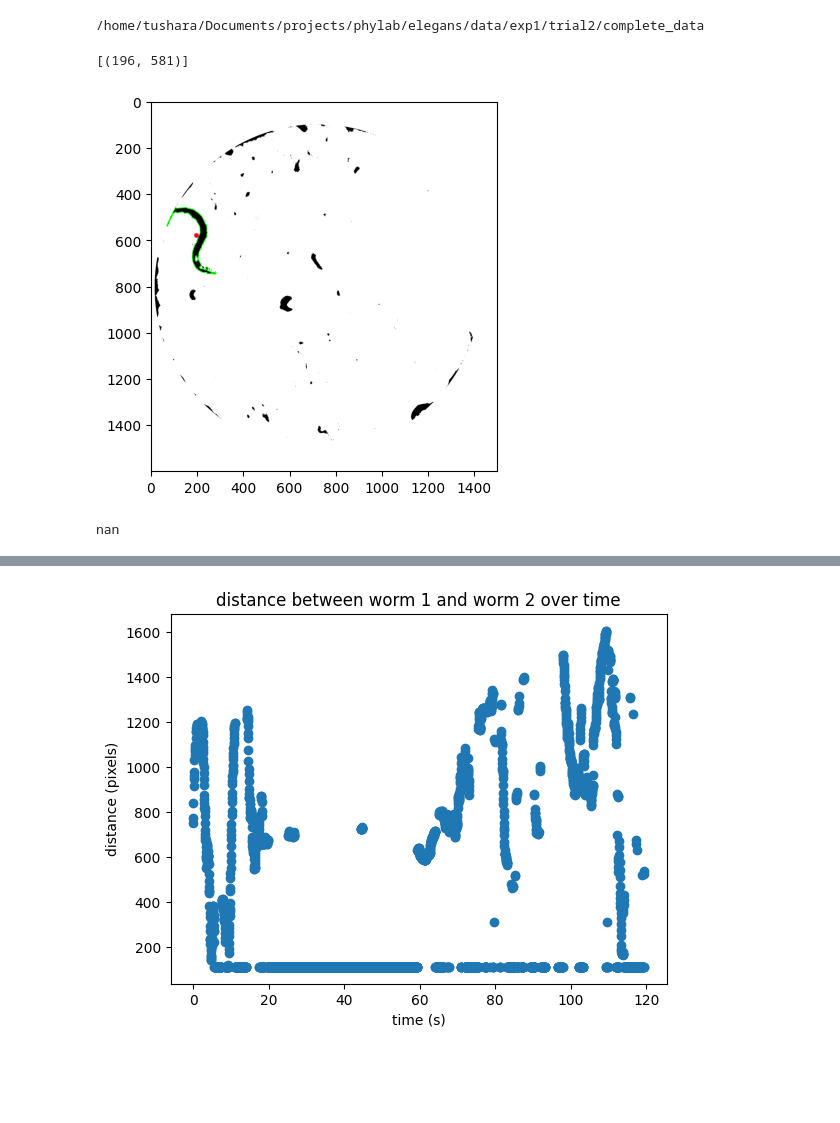
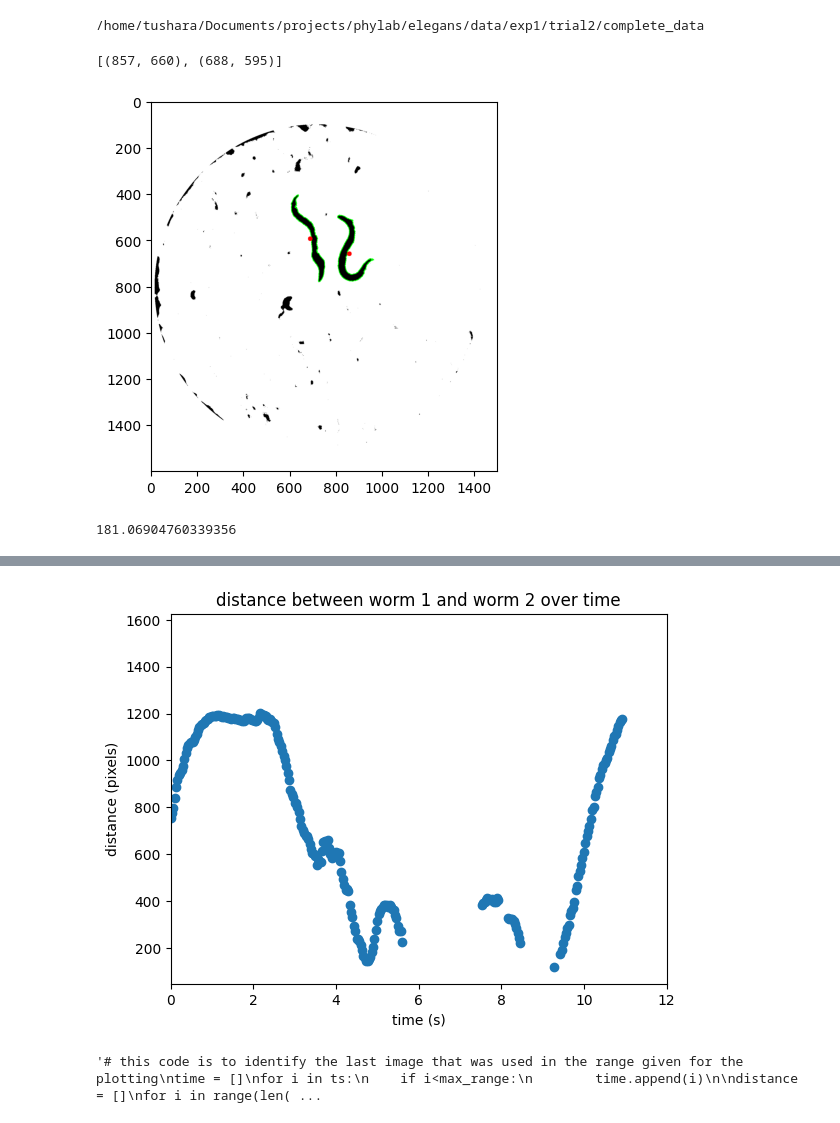
Before and after one commit to tushara04/pkl2elegans, a Jupyter notebook: analysis_code/com_vs_time.ipynb, the cells around one changed output, grey strips where cells are left out. Cells and saved outputs as stored; diff of their text form; code cells hidden in the pictures; blank space fills up the shorter version.

Commit message:
final output
other than distinguishing the worms, all tasks are done. there is a histogram of distance density, images with distance lines, and better time vs distance plot

```diff
--- a/analysis_code/com_vs_time.ipynb
+++ b/analysis_code/com_vs_time.ipynb
@@ -61,7 +61,7 @@ def analysis(img):
     min_area = np.average([worm1_area,worm2_area]) * (1-tolerance)
     max_area = np.average([worm1_area,worm2_area]) * (1+tolerance)
 
-    worms_contour = [c for c in contours if (min_area <= cv2.contourArea(c) <= max_area) or (min_area*2 <= cv2.contourArea(c) <= max_area*2)] # if the worms get too close, since i haven't distinguished them yet, they appear as one single body of large area -- so i assume 2 times the original area with tolerance and define a range of distance from 0 to that of image 0169 (closest before they touch and become one) -- since assuming that much of distance to be within approximation factor
+    worms_contour = [c for c in contours if min_area <= cv2.contourArea(c) <= max_area]
     c_worms = cv2.cvtColor(bin_cell, cv2.COLOR_GRAY2BGR)
     cv2.drawContours(c_worms, worms_contour, -1, (0, 255, 0), 2)
 
@@ -83,9 +83,7 @@ def analysis(img):
         center_tolerance = 150 # i.e. if the COM falls within this range, then assume the worm to be at the center and let the distance between the two worms be = radius of the cell
         # value chosen as to what seemed the best to me
 
-        if any(min_area*2 <= cv2.contourArea(c) <= max_area*2 for c in contours):
-            distance = 112.5 # this comes from average of 0 and 225, where 225 is the distance between the worms for image 0169 (before they meet at 0170)
-        elif cell_center[0] - center_tolerance <= centers[0][0] <= cell_center[0] + center_tolerance and cell_center[1] - center_tolerance <= centers[0][1] <= cell_center[1] + center_tolerance:
+        if (cell_center[0] - center_tolerance <= centers[0][0] <= cell_center[0] + center_tolerance) and (cell_center[1] - center_tolerance <= centers[0][1] <= cell_center[1] + center_tolerance):
             distance = cell_radius
         else:
             distance = np.nan
@@ -95,7 +93,7 @@ def analysis(img):
 
     return distance, centers, c_worms, cell, worms_contour, cell_radius, cell_center
 # %%
-path = "/home/tushara/Documents/projects/phylab/elegans/data/exp1/trial2/complete_data/MA2_0350.JPG"
+path = "/home/tushara/Documents/projects/phylab/elegans/data/exp1/trial2/complete_data/MA2_0147.JPG"
 img = cv2.imread(path, 0)
 print(analysis(img)[1])
 plt.imshow(analysis(img)[2], cmap = "gray") # change the index to 1 and see what happens!!! -- i.e. if 1 corresponds to the returned centers value
@@ -103,7 +101,7 @@ plt.show()
 print(analysis(img)[0])
 #print(analysis(img)[4])
 # %% [output]
-[(196, 581)]
+[(857, 660), (688, 595)]
-[figure, old version]
+[figure, new version]
-nan
+181.06904760339356
 # %%
@@ -146,25 +144,25 @@ Processed 3500/3582 frames (97.7%)
 # %%
 import pandas as pd
 import matplotlib.pyplot as plt
 import numpy as np
 
 data_w = pd.DataFrame({"time": times, "distance": distances})
 data_w.to_csv("/home/tushara/Documents/projects/phylab/elegans/analysis_code/analyzed_data/distance_over_time_new.csv", index = False)
 
 data_r = pd.read_csv("/home/tushara/Documents/projects/phylab/elegans/analysis_code/analyzed_data/distance_over_time_new.csv", header=0)
 ts = data_r.iloc[:,0].values
 ds = data_r.iloc[:,1].values
 
 plt.scatter(ts, ds)
 plt.xlabel("time (s)")
 plt.ylabel("distance (pixels)")
-#max_range = 12
-#plt.xlim(0, max_range)
+max_range = 12
+plt.xlim(0, max_range)
 plt.title("distance between worm 1 and worm 2 over time")
-plt.savefig("/home/tushara/Documents/projects/phylab/elegans/analysis_code/images/180_sec_plot_new.png")
+plt.savefig("/home/tushara/Documents/projects/phylab/elegans/analysis_code/images/12_sec_plot_new.png")
 plt.show()
 # %% [output]
-[figure, old version]
+[figure, new version]
 # %%
 '''# this code is to identify the last image that was used in the range given for the plotting
 time = []
@@ -184,6 +182,8 @@ for j in distance[::-1]:
 
 end_time = ts[distance.index(end_distance)]
 print(end_time, end_distance)'''
+# %% [output]
+'# this code is to identify the last image that was used in the range given for the plotting\ntime = []\nfor i in ts:\n    if i<max_range:\n        time.append(i)\n\ndistance = []\nfor i in range(len( ...
 # %%
 # this is to draw distance line b/w the worms and export the image
 # this code only ouputs the images that have no lost worms
```
Also changed, not shown: parts of 4 cells of this notebook, 1 other file.
